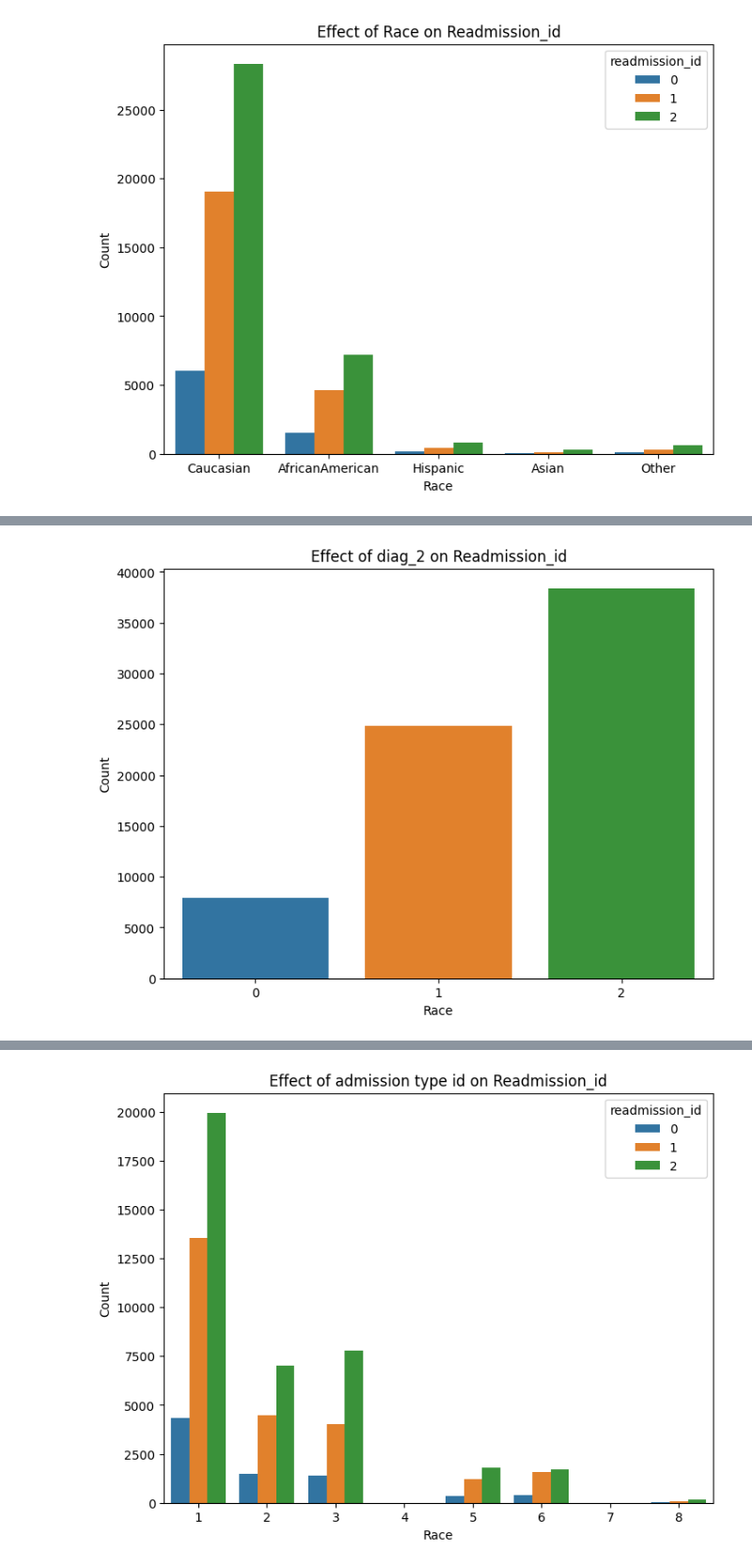
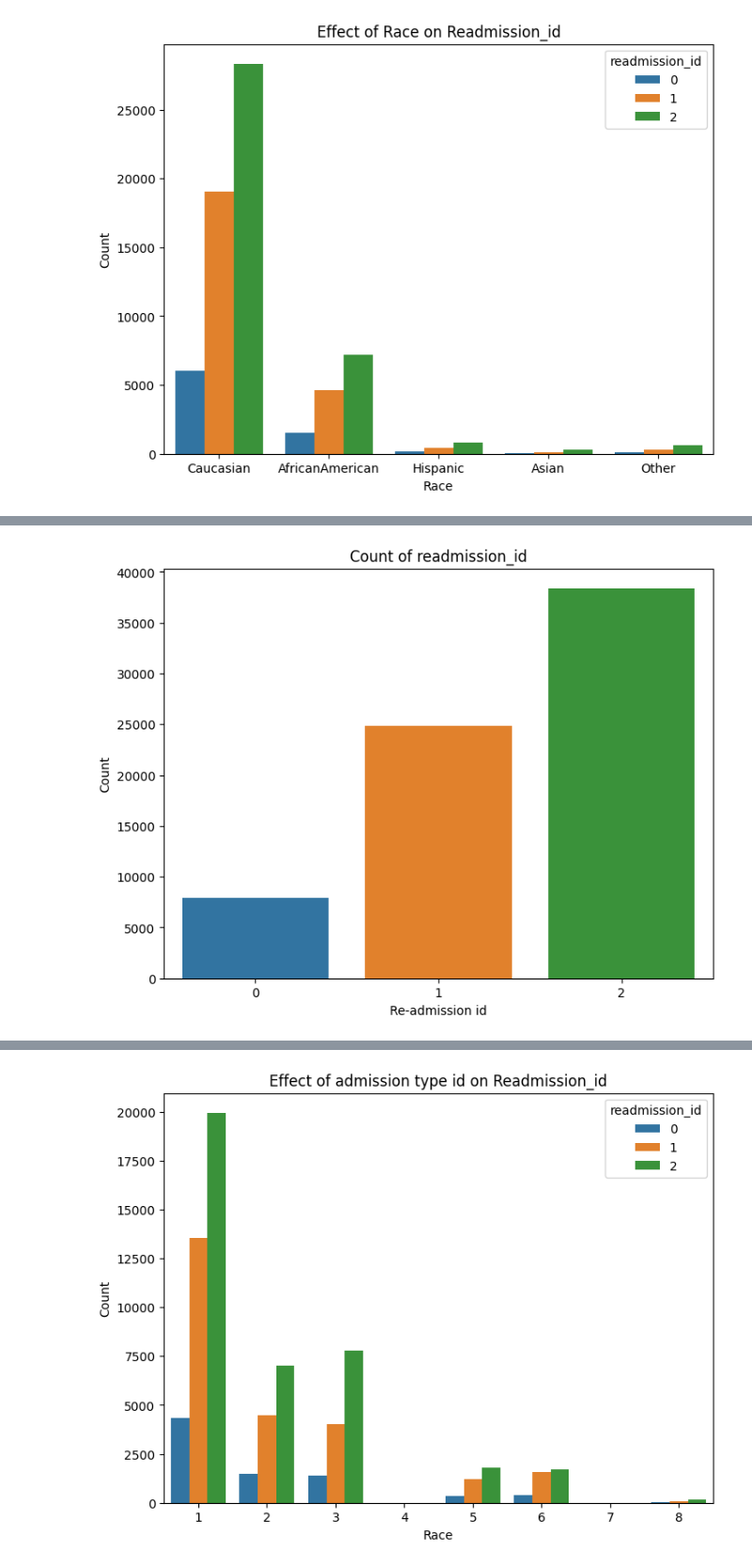
Before and after one commit to Chandak-Keshav/ML_Assignment, a Jupyter notebook: IMT2021003.ipynb, the cells around one changed output, grey strips where cells are left out. Shown at 94% size. Cells and saved outputs as stored; diff of their text form; code cells hidden in the pictures.

```diff
--- a/IMT2021003.ipynb
+++ b/IMT2021003.ipynb
@@ -93,9 +75,9 @@ plt.show()
 # %%
 plt.figure(figsize=(8, 6))
 sns.countplot(x='readmission_id', data=df)
-plt.title('Effect of diag_2 on Readmission_id')
-plt.xlabel('Race')
+plt.title('Count of readmission_id')
+plt.xlabel('Re-admission id')
 plt.ylabel('Count')
 plt.show()
 # %% [output]
-[figure, old version]
+[figure, new version]
```
Also changed, not shown: parts of 12 cells of this notebook.
